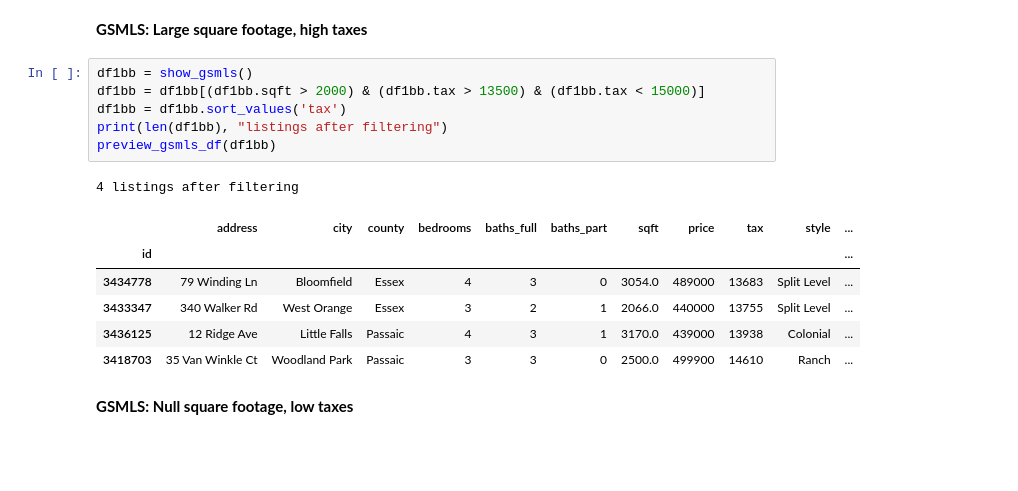
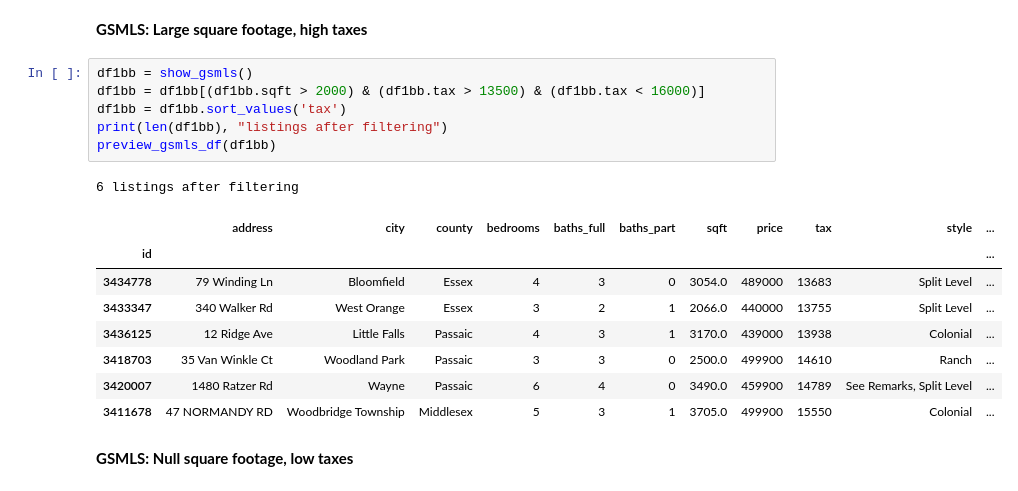
Before and after one commit to AlJohri/nj-house-search, a Jupyter notebook: gsmls.ipynb, the cells around one changed output. Drawn from its saved outputs; the diff is of its cells as text; blank space fills up the shorter version.

```diff
--- a/gsmls.ipynb
+++ b/gsmls.ipynb
@@ -195,18 +195,20 @@ preview_gsmls_df(df1b)
 **GSMLS: Large square footage, high taxes**
 # %%
 df1bb = show_gsmls()
-df1bb = df1bb[(df1bb.sqft > 2000) & (df1bb.tax > 13500) & (df1bb.tax < 15000)]
+df1bb = df1bb[(df1bb.sqft > 2000) & (df1bb.tax > 13500) & (df1bb.tax < 16000)]
 df1bb = df1bb.sort_values('tax')
 print(len(df1bb), "listings after filtering")
 preview_gsmls_df(df1bb)
 # %% [output]
-4 listings after filtering
+6 listings after filtering
 |  | address | city | county | bedrooms | baths_full | baths_part | sqft | price | tax | style | ... |
 | id |  |  |  |  |  |  |  |  |  |  | ... |
 | 3434778 | 79 Winding Ln | Bloomfield | Essex | 4 | 3 | 0 | 3054.0 | 489000 | 13683 | Split Level | ... |
 | 3433347 | 340 Walker Rd | West Orange | Essex | 3 | 2 | 1 | 2066.0 | 440000 | 13755 | Split Level | ... |
 | 3436125 | 12 Ridge Ave | Little Falls | Passaic | 4 | 3 | 1 | 3170.0 | 439000 | 13938 | Colonial | ... |
 | 3418703 | 35 Van Winkle Ct | Woodland Park | Passaic | 3 | 3 | 0 | 2500.0 | 499900 | 14610 | Ranch | ... |
+| 3420007 | 1480 Ratzer Rd | Wayne | Passaic | 6 | 4 | 0 | 3490.0 | 459900 | 14789 | See Remarks, Split Level | ... |
+| 3411678 | 47 NORMANDY RD | Woodbridge Township | Middlesex | 5 | 3 | 1 | 3705.0 | 499900 | 15550 | Colonial | ... |
 # %% [markdown]
 **GSMLS: Null square footage, low taxes**
 # %%
```
Also changed, not shown: parts of 3 cells of this notebook, 3 other files.
